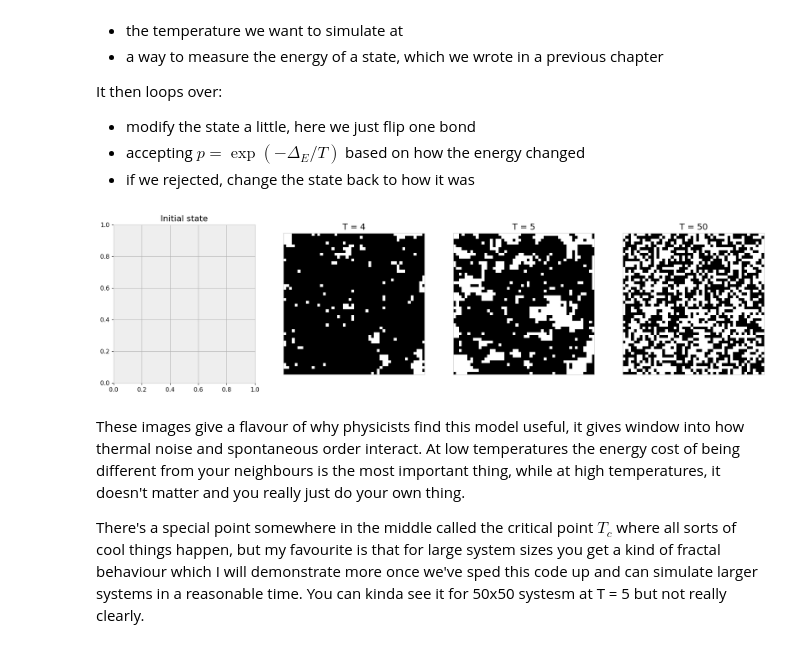
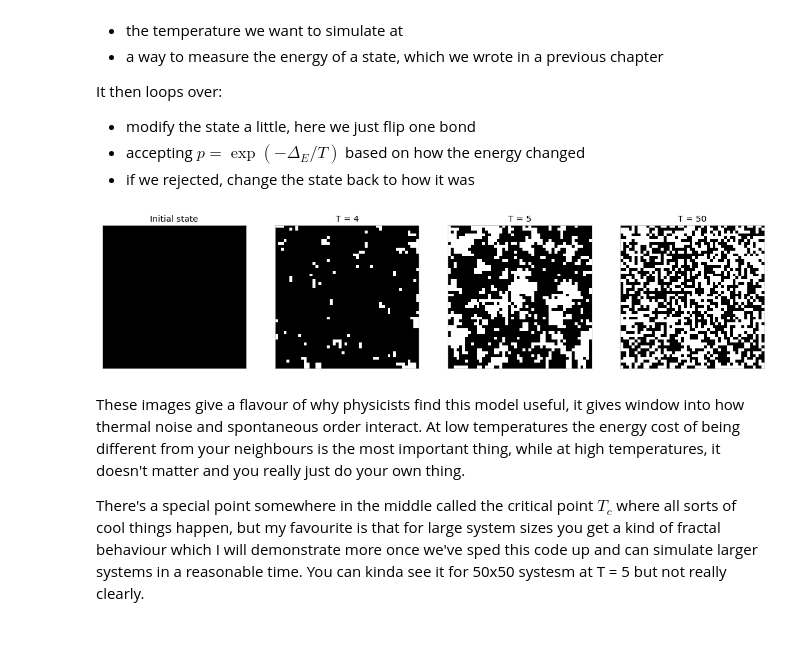
Before and after one commit to ImperialCollegeLondon/ReCoDE_MCMCFF, a Jupyter notebook: learning/02 Expanding our codebase.ipynb, the cells around one changed output. Cells and saved outputs as stored; diff of their text form; code cells hidden in the pictures.

```diff
--- a/learning/02 Expanding our codebase.ipynb
+++ b/learning/02 Expanding our codebase.ipynb
@@ -73,35 +73,35 @@ def mcmc(initial_state, steps, T, energy=energy):
     for i in range(steps):
         i, j = np.random.randint(N), np.random.randint(N)
 
         # modify the state a little, here we just flip a random pixel
         current_state[i, j] *= -1
         new_E = N**2 * energy(current_state)
 
         if (new_E < E) or np.exp(-(new_E - E) / T) > np.random.random():
             E = new_E
         else:
             current_state[i, j] *= -1  # reject the change we made
 
     return current_state
 
 
 Ts = [4, 5, 50]
 
 ncols = 1 + len(Ts)
 f, axes = plt.subplots(ncols=ncols, figsize=(5 * ncols, 5))
 
 initial_state = np.ones(shape=(50, 50))
 axes[0].set(title="Initial state")
-show_state(initial_state, ax=ax)
+show_state(initial_state, ax=axes[0])
 
 for T, ax in zip(Ts, axes[1:]):
     # initial_state = rng.choice([1,-1], size = (50,50))
 
     final_state = mcmc(initial_state, steps=100_000, T=T)
     show_state(final_state, ax=ax)
     ax.set(title=f"T = {T}")
 # %% [output]
-[figure, old version]
+[figure, new version]
 # %% [markdown]
 These images give a flavour of why physicists find this model useful, it gives window into how thermal noise and spontaneous order interact. At low temperatures the energy cost of being different from your neighbours is the most important thing, while at high temperatures, it doesn't matter and you really just do your own thing.
 
```
Also changed, not shown: parts of 6 cells of this notebook, 1 other file.
